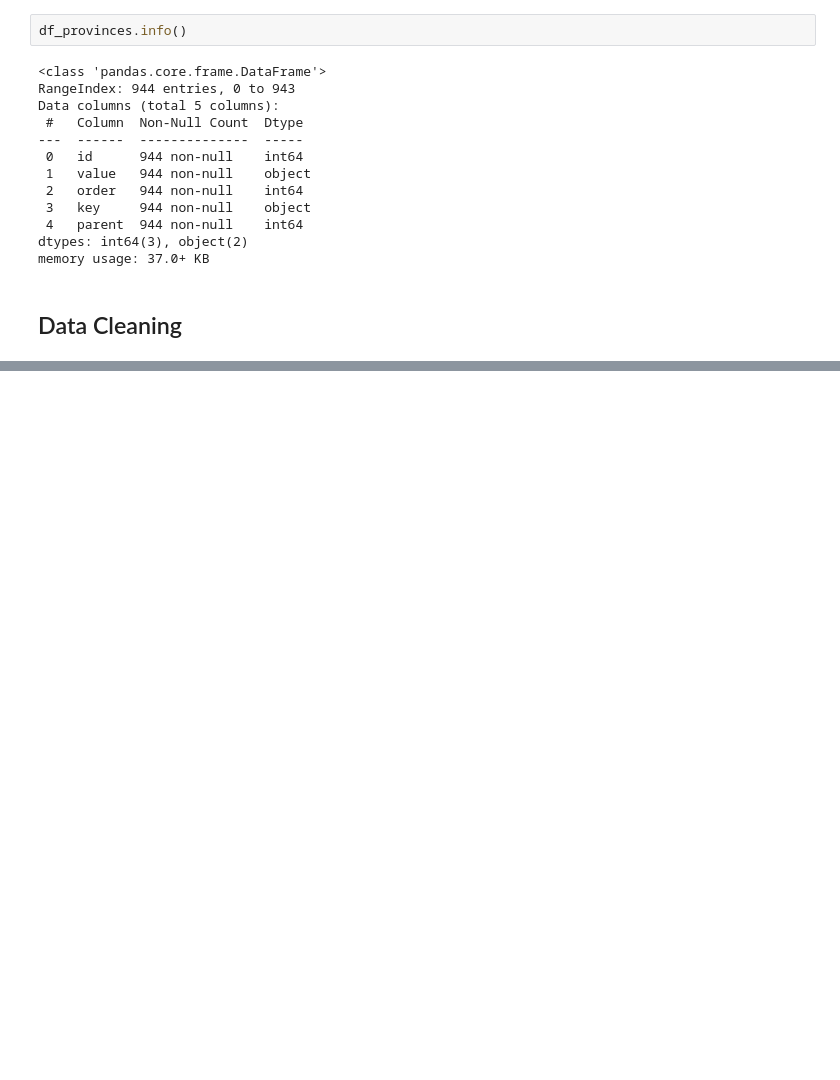
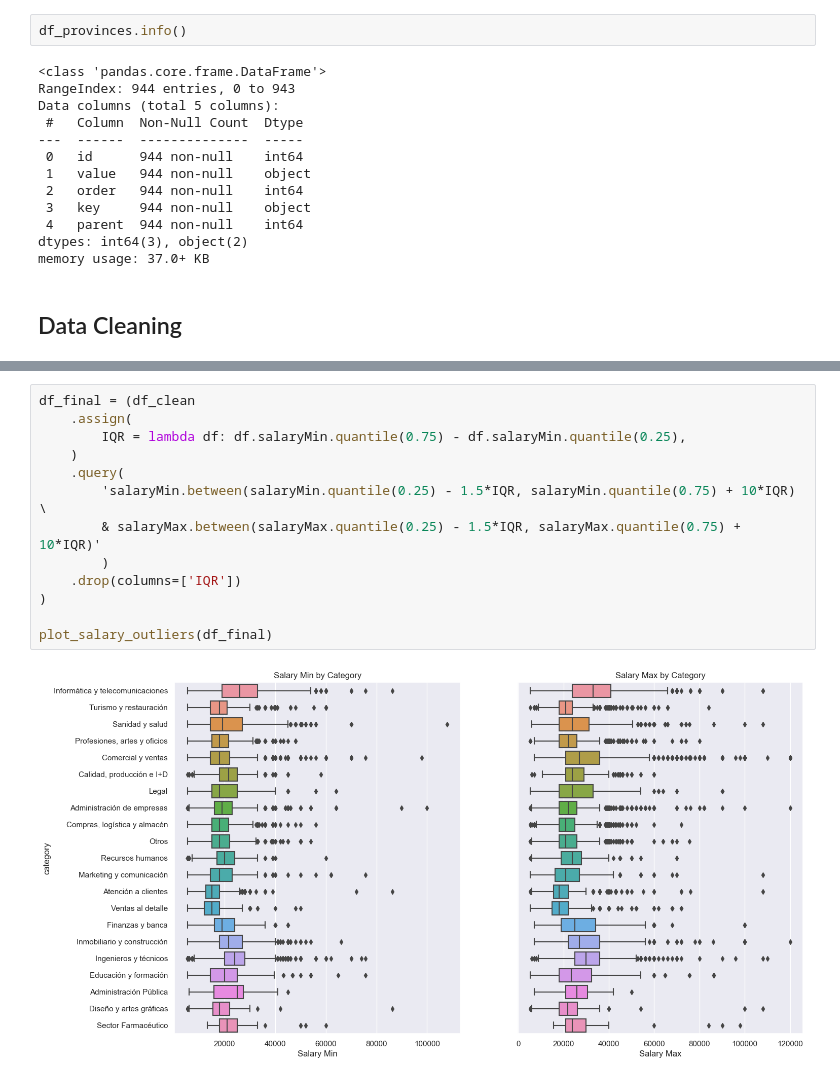
Before and after one commit to ericmg97/infojobs-analysis, a Jupyter notebook: notebooks/analyze-infojobs-offers.ipynb, the cells around one changed output, grey strips where cells are left out. Cells and saved outputs as stored; diff of their text form; blank space fills up the shorter version.

```diff
--- a/notebooks/analyze-infojobs-offers.ipynb
+++ b/notebooks/analyze-infojobs-offers.ipynb
@@ -236 +176,16 @@ df_final = (df_clean
+# %%
+df_final = (df_clean
+    .assign(
+        IQR = lambda df: df.salaryMin.quantile(0.75) - df.salaryMin.quantile(0.25),
+    )
+    .query(
+        'salaryMin.between(salaryMin.quantile(0.25) - 1.5*IQR, salaryMin.quantile(0.75) + 10*IQR)  \
+        & salaryMax.between(salaryMax.quantile(0.25) - 1.5*IQR, salaryMax.quantile(0.75) + 10*IQR)'
+        )
+    .drop(columns=['IQR'])
+)
+
+plot_salary_outliers(df_final)
+# %% [output]
+[figure, added]
 # %%
```
Also changed, not shown: parts of 27 cells of this notebook, 1 other file.
